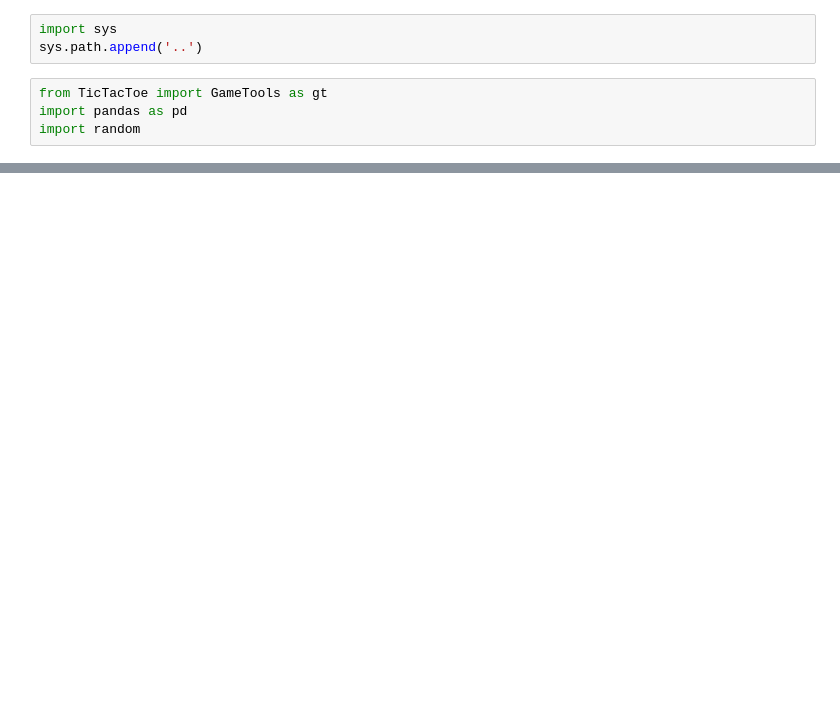
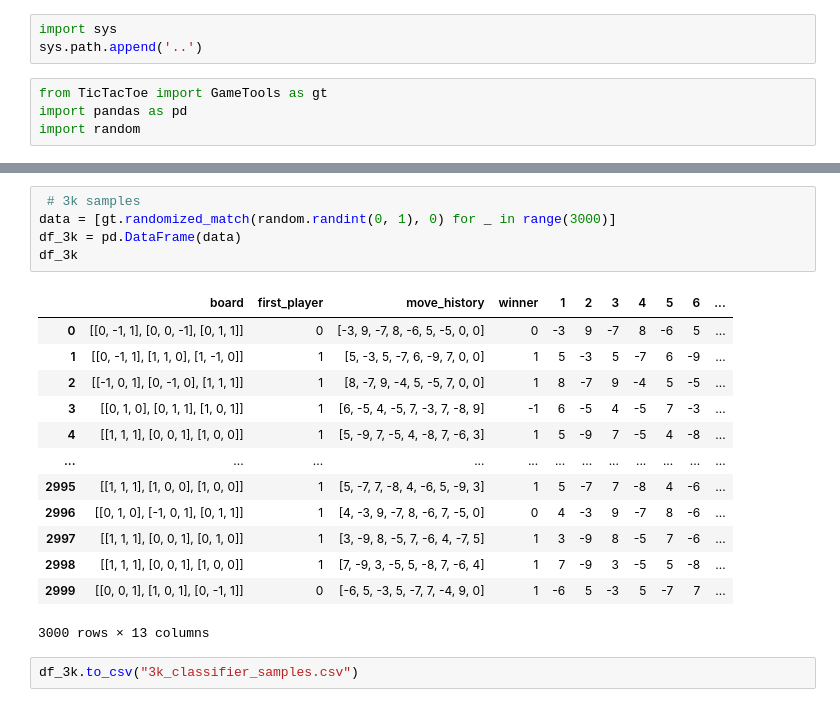
Before and after one commit to ScruffyTheMoose/TTT_ML, a Jupyter notebook: data/sample_generator.ipynb, the cells around one changed output, grey strips where cells are left out. Drawn from its saved outputs; the diff is of its cells as text; blank space fills up the shorter version.

```diff
--- a/data/sample_generator.ipynb
+++ b/data/sample_generator.ipynb
@@ -107 +107,22 @@ dataframes[3]
 300 rows × 13 columns
+# %%
+ # 3k samples
+data = [gt.randomized_match(random.randint(0, 1), 0) for _ in range(3000)]
+df_3k = pd.DataFrame(data)
+df_3k
+# %% [output]
+|  | board | first_player | move_history | winner | 1 | 2 | 3 | 4 | 5 | 6 | ... |
+| 0 | [[0, -1, 1], [0, 0, -1], [0, 1, 1]] | 0 | [-3, 9, -7, 8, -6, 5, -5, 0, 0] | 0 | -3 | 9 | -7 | 8 | -6 | 5 | ... |
+| 1 | [[0, -1, 1], [1, 1, 0], [1, -1, 0]] | 1 | [5, -3, 5, -7, 6, -9, 7, 0, 0] | 1 | 5 | -3 | 5 | -7 | 6 | -9 | ... |
+| 2 | [[-1, 0, 1], [0, -1, 0], [1, 1, 1]] | 1 | [8, -7, 9, -4, 5, -5, 7, 0, 0] | 1 | 8 | -7 | 9 | -4 | 5 | -5 | ... |
+| 3 | [[0, 1, 0], [0, 1, 1], [1, 0, 1]] | 1 | [6, -5, 4, -5, 7, -3, 7, -8, 9] | -1 | 6 | -5 | 4 | -5 | 7 | -3 | ... |
+| 4 | [[1, 1, 1], [0, 0, 1], [1, 0, 0]] | 1 | [5, -9, 7, -5, 4, -8, 7, -6, 3] | 1 | 5 | -9 | 7 | -5 | 4 | -8 | ... |
+| ... | ... | ... | ... | ... | ... | ... | ... | ... | ... | ... | ... |
+| 2995 | [[1, 1, 1], [1, 0, 0], [1, 0, 0]] | 1 | [5, -7, 7, -8, 4, -6, 5, -9, 3] | 1 | 5 | -7 | 7 | -8 | 4 | -6 | ... |
+| 2996 | [[0, 1, 0], [-1, 0, 1], [0, 1, 1]] | 1 | [4, -3, 9, -7, 8, -6, 7, -5, 0] | 0 | 4 | -3 | 9 | -7 | 8 | -6 | ... |
+| 2997 | [[1, 1, 1], [0, 0, 1], [0, 1, 0]] | 1 | [3, -9, 8, -5, 7, -6, 4, -7, 5] | 1 | 3 | -9 | 8 | -5 | 7 | -6 | ... |
+| 2998 | [[1, 1, 1], [0, 0, 1], [1, 0, 0]] | 1 | [7, -9, 3, -5, 5, -8, 7, -6, 4] | 1 | 7 | -9 | 3 | -5 | 5 | -8 | ... |
+| 2999 | [[0, 0, 1], [1, 0, 1], [0, -1, 1]] | 0 | [-6, 5, -3, 5, -7, 7, -4, 9, 0] | 1 | -6 | 5 | -3 | 5 | -7 | 7 | ... |
+3000 rows × 13 columns
+# %%
+df_3k.to_csv("3k_classifier_samples.csv")
```
Also changed, not shown: parts of 5 cells of this notebook, 4 other files.
